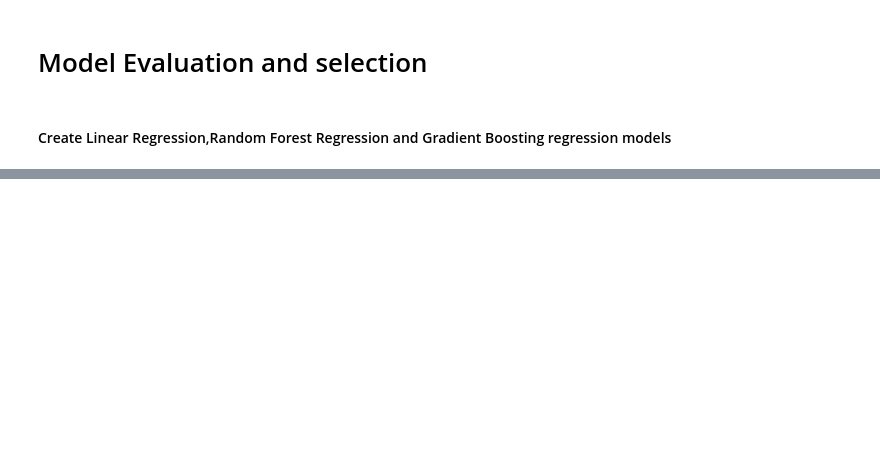
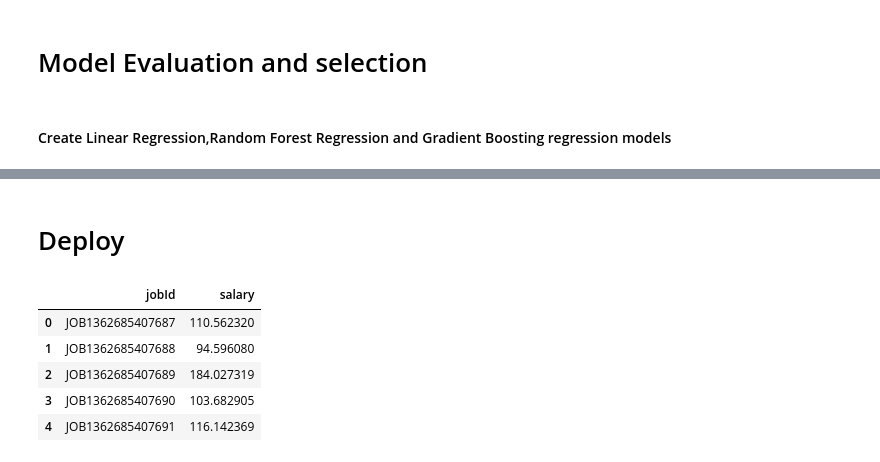
Before and after one commit to deepasyriac/Salary_Prediction_Portfolio_Project, a Jupyter notebook: Salary_Prediction_Portfolio_Project.ipynb, the cells around one changed output, grey strips where cells are left out. Cells and saved outputs as stored; diff of their text form; code cells hidden in the pictures; blank space fills up the shorter version.

Commit message:
Add files via upload
Deploy solution

```diff
--- a/Salary_Prediction_Portfolio_Project.ipynb
+++ b/Salary_Prediction_Portfolio_Project.ipynb
@@ -455,23 +444,24 @@ X_train, X_test, Y_train, Y_test= train_test_split(train_feature,target,test_siz
 # %% [markdown]
 #### Create Linear Regression,Random Forest Regression and Gradient Boosting regression models
 # %%
-def Model_Training(model,X_train,Y_train, mean_mse, cv_std):
+def Model_Training(model,X_train,y_train, mean_mse, cv_std):
     print("Trained model name:",model)
-    neg_mse= cross_val_score(model,X_test,Y_test,cv=5,scoring='neg_mean_squared_error')
+    neg_mse= cross_val_score(model,X_test,y_test,cv=5,scoring='neg_mean_squared_error')
     mean_mse[model] = -1.0*np.mean(neg_mse)
     cv_std[model] = np.std(neg_mse)
     print('Average MSE:\n', mean_mse[model])
     print('Standard deviation during CV:\n', cv_std[model])
 # %%
 lr = LinearRegression()
-rf = RandomForestRegressor(n_estimators=150, n_jobs=2, max_depth=25, \
-                           min_samples_split=60, max_features=30, verbose=0)
+rf = RandomForestRegressor(n_estimators=170, n_jobs=2, max_depth=30, \
+                           min_samples_split=60, max_features='auto', verbose=0)
 gbr = GradientBoostingRegressor(n_estimators=160, max_depth=6, loss='ls',verbose=0)
 models.extend([lr, rf, gbr])
 
 print("Beginning cross validation")
 for model in models:
-    Model_Training(model, X_train, Y_train, mean_mse, cv_std)
+    X_train, X_test, y_train, y_test= train_test_split(train_Data,target,test_size=0.3,random_state=0)
+    Model_Training(model, X_train, y_train, mean_mse, cv_std)
 # %% [output]
 Beginning cross validation
 Trained model name: LinearRegression(copy_X=True, fit_intercept=True, n_jobs=None, normalize=False)
@@ -496,10 +486,7 @@ model = min(mean_mse, key=mean_mse.get)
 print('\nPredictions calculated using model with lowest MSE:')
 print(model)
 #train model on entire dataset
-model.fit(X_train, Y_train)
-
-#create predictions based on test data
-predictions = model.predict(test_feature)
+model.fit(X_train, y_train)
 # %% [output]
 Predictions calculated using model with lowest MSE:
 GradientBoostingRegressor(alpha=0.9, ccp_alpha=0.0, criterion='friedman_mse',
@@ -513,0 +510,18 @@ GradientBoostingRegressor(alpha=0.9, ccp_alpha=0.0, criterion='friedman_mse',
+# %% [markdown]
+# Deploy
+# %%
+#create predictions based on test data
+predictions =pd.DataFrame(model.predict(test_feature))
+test_jobid=pd.DataFrame(test_features['jobId'])
+predictions.columns= ["salary"]
+prediction_df=pd.concat([test_jobid,predictions],axis=1)
+# %%
+# JobId and Predicted salaries
+prediction_df.head()
+# %% [output]
+|  | jobId | salary |
+| 0 | JOB1362685407687 | 110.562320 |
+| 1 | JOB1362685407688 | 94.596080 |
+| 2 | JOB1362685407689 | 184.027319 |
+| 3 | JOB1362685407690 | 103.682905 |
+| 4 | JOB1362685407691 | 116.142369 |
```
Also changed, not shown: parts of 25 cells of this notebook.
